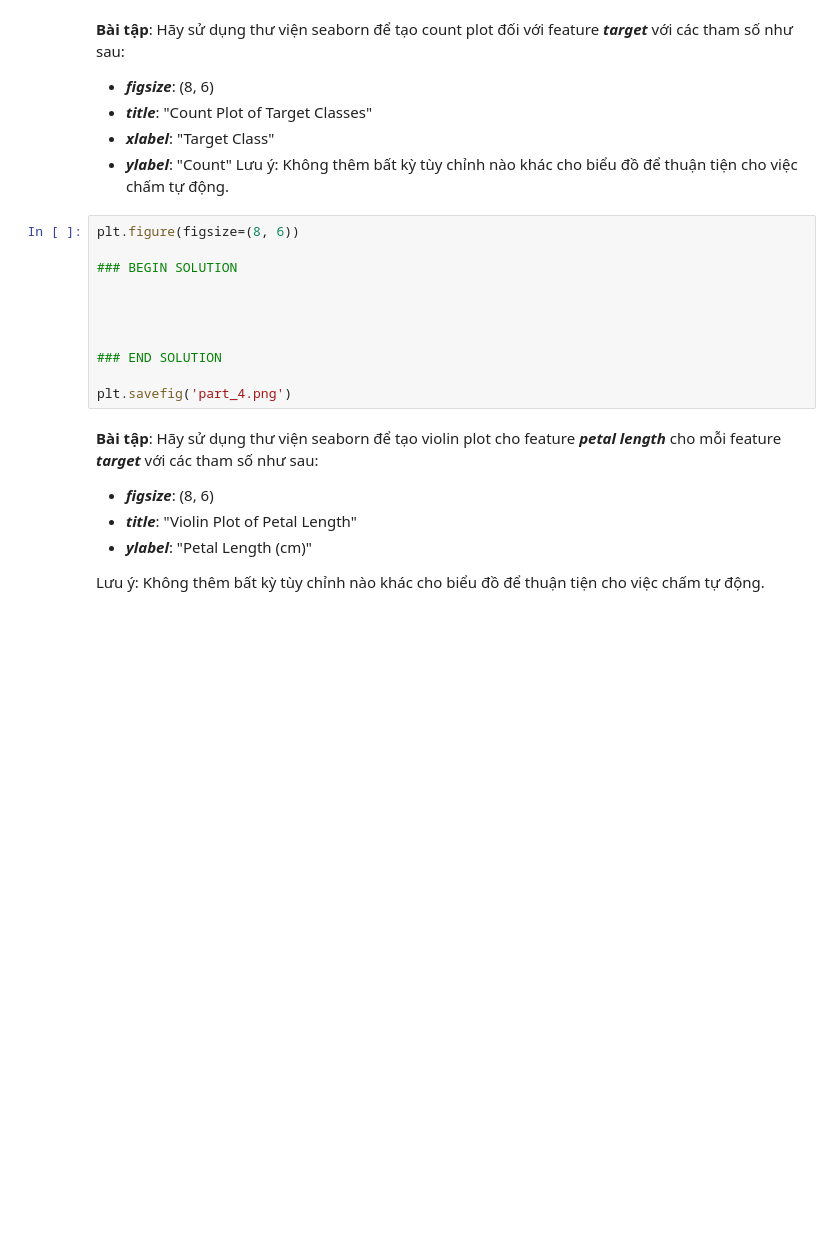
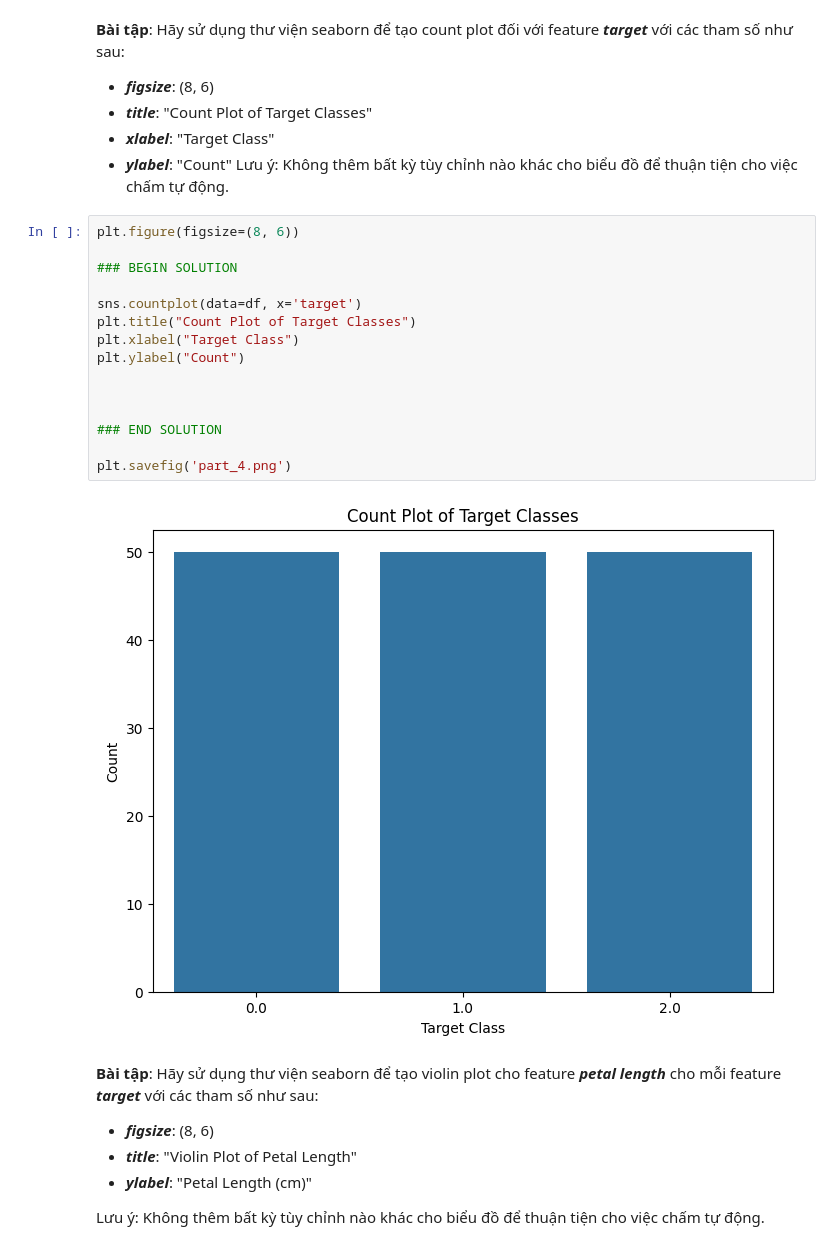
Before and after one commit to phat9824/UIT-CS116_python_for_machine_learning, a Jupyter notebook: Lab/Lab02/problem.ipynb, the cells around one changed output. Drawn from its saved outputs; the diff is of its cells as text; blank space fills up the shorter version.

```diff
--- a/Lab/Lab02/problem.ipynb
+++ b/Lab/Lab02/problem.ipynb
@@ -114,14 +133,20 @@ Lưu ý: Không thêm bất kỳ tùy chỉnh nào khác cho biểu đồ để
 # %%
 plt.figure(figsize=(8, 6))
 
 ### BEGIN SOLUTION
 
+sns.countplot(data=df, x='target')
+plt.title("Count Plot of Target Classes")
+plt.xlabel("Target Class")
+plt.ylabel("Count")
 
 
 
 ### END SOLUTION
 
 plt.savefig('part_4.png')
+# %% [output]
+[figure, added]
 # %% [markdown]
 **Bài tập**: Hãy sử dụng thư viện seaborn để tạo violin plot cho feature ***petal length*** cho mỗi feature ***target*** với các tham số như sau:
 
```
Also changed, not shown: parts of 5 cells of this notebook, 5 other files.
